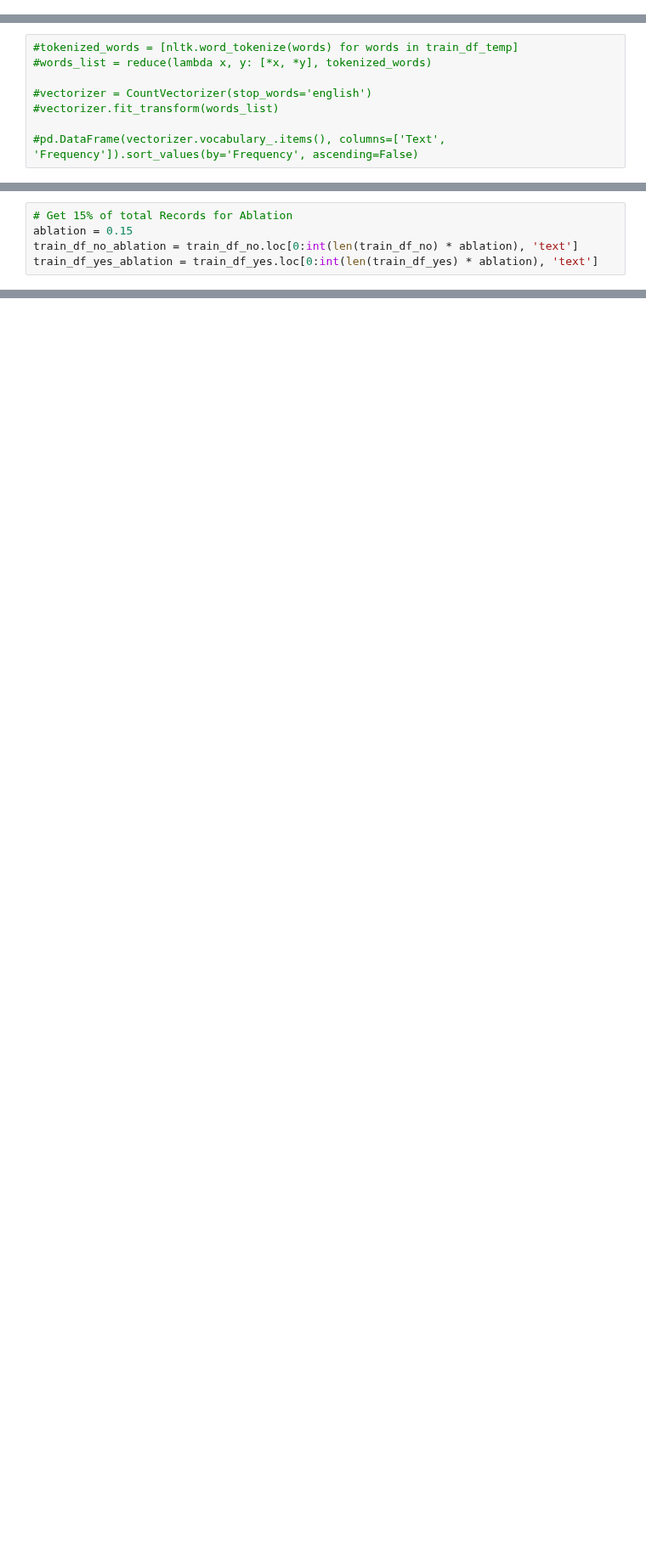
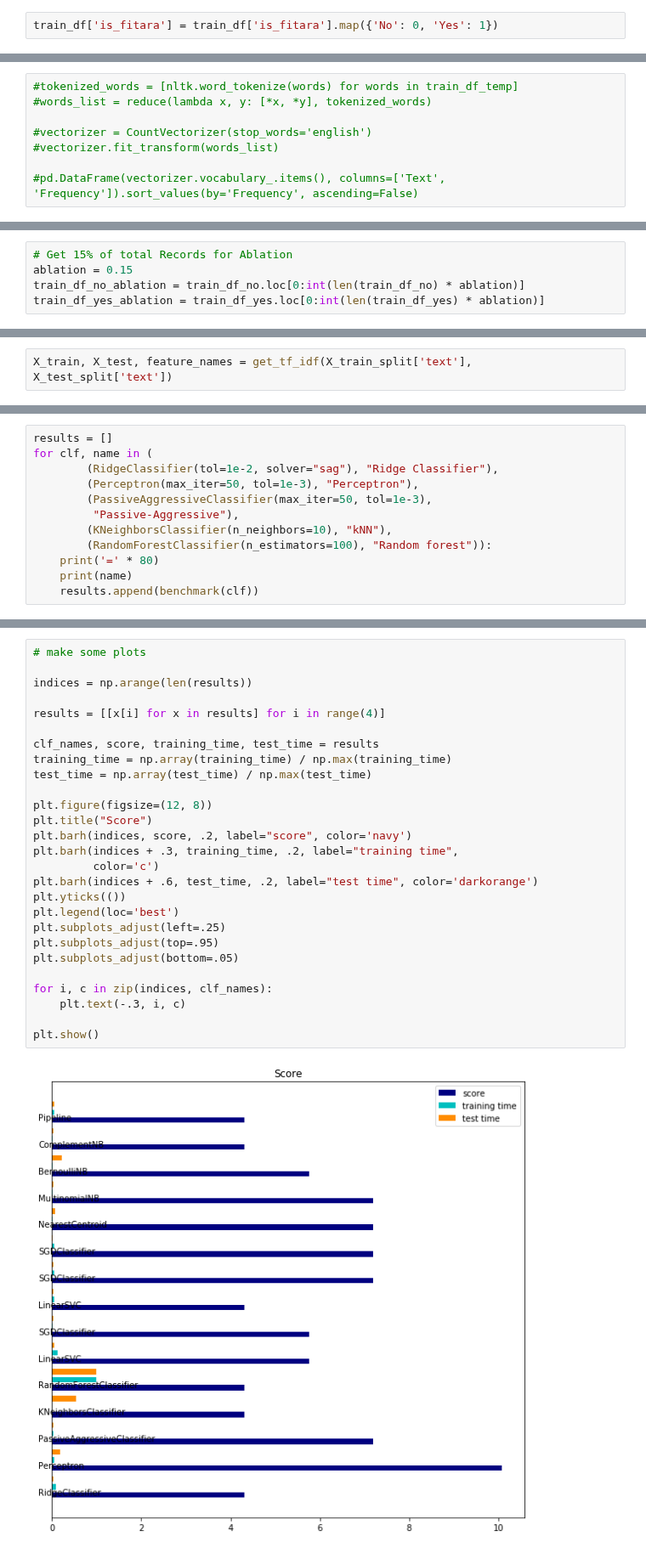
Before and after one commit to Shashi-Bhushan/python-code, a Jupyter notebook: kaggle/fitara.ipynb, the cells around one changed output, grey strips where cells are left out. Shown at 85% size. Drawn from its saved outputs; the diff is of its cells as text; blank space fills up the shorter version.

Commit message:
FITARA Keras Implementation Start

```diff
--- a/kaggle/fitara.ipynb
+++ b/kaggle/fitara.ipynb
@@ -43,3 +81,5 @@ train_df = pd.merge(
 # remove dataframes that are no longer needed from memory
 del train_labels_df
 del train_text_df
+# %%
+train_df['is_fitara'] = train_df['is_fitara'].map({'No': 0, 'Yes': 1})
@@ -98,5 +146,5 @@ train_df_yes = train_df[train_df.is_fitara == 'Yes']
 # %%
 # Get 15% of total Records for Ablation
 ablation = 0.15
-train_df_no_ablation = train_df_no.loc[0:int(len(train_df_no) * ablation), 'text']
-train_df_yes_ablation = train_df_yes.loc[0:int(len(train_df_yes) * ablation), 'text']
+train_df_no_ablation = train_df_no.loc[0:int(len(train_df_no) * ablation)]
+train_df_yes_ablation = train_df_yes.loc[0:int(len(train_df_yes) * ablation)]
@@ -118,0 +160,2 @@ get_tf_idf(train_df_no_ablation)
+# %%
+X_train, X_test, feature_names = get_tf_idf(X_train_split['text'], X_test_split['text'])
@@ -118,0 +289,12 @@ get_tf_idf(train_df_no_ablation)
+# %%
+results = []
+for clf, name in (
+        (RidgeClassifier(tol=1e-2, solver="sag"), "Ridge Classifier"),
+        (Perceptron(max_iter=50, tol=1e-3), "Perceptron"),
+        (PassiveAggressiveClassifier(max_iter=50, tol=1e-3),
+         "Passive-Aggressive"),
+        (KNeighborsClassifier(n_neighbors=10), "kNN"),
+        (RandomForestClassifier(n_estimators=100), "Random forest")):
+    print('=' * 80)
+    print(name)
+    results.append(benchmark(clf))
@@ -118,0 +375,29 @@ get_tf_idf(train_df_no_ablation)
+# %%
+# make some plots
+
+indices = np.arange(len(results))
+
+results = [[x[i] for x in results] for i in range(4)]
+
+clf_names, score, training_time, test_time = results
+training_time = np.array(training_time) / np.max(training_time)
+test_time = np.array(test_time) / np.max(test_time)
+
+plt.figure(figsize=(12, 8))
+plt.title("Score")
+plt.barh(indices, score, .2, label="score", color='navy')
+plt.barh(indices + .3, training_time, .2, label="training time",
+         color='c')
+plt.barh(indices + .6, test_time, .2, label="test time", color='darkorange')
+plt.yticks(())
+plt.legend(loc='best')
+plt.subplots_adjust(left=.25)
+plt.subplots_adjust(top=.95)
+plt.subplots_adjust(bottom=.05)
+
+for i, c in zip(indices, clf_names):
+    plt.text(-.3, i, c)
+
+plt.show()
+# %% [output]
+[figure, added]
```
Also changed, not shown: parts of 21 cells of this notebook.
